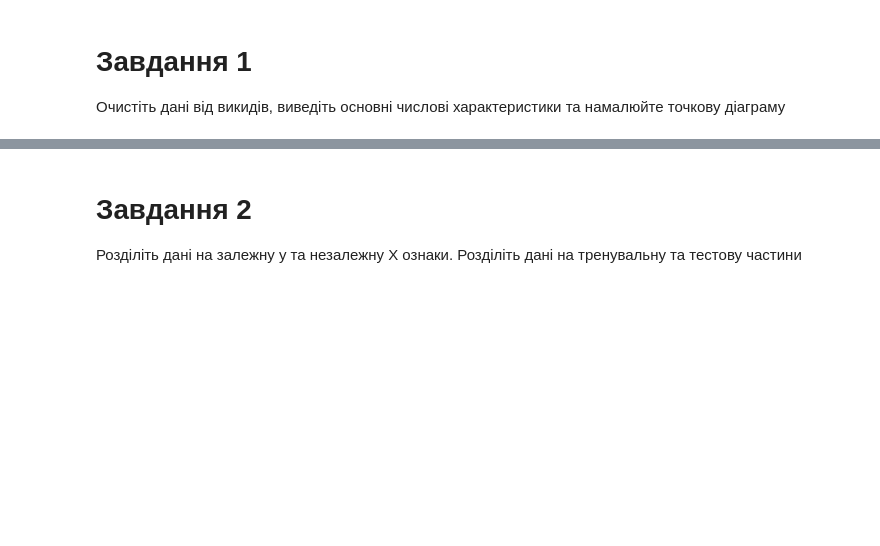
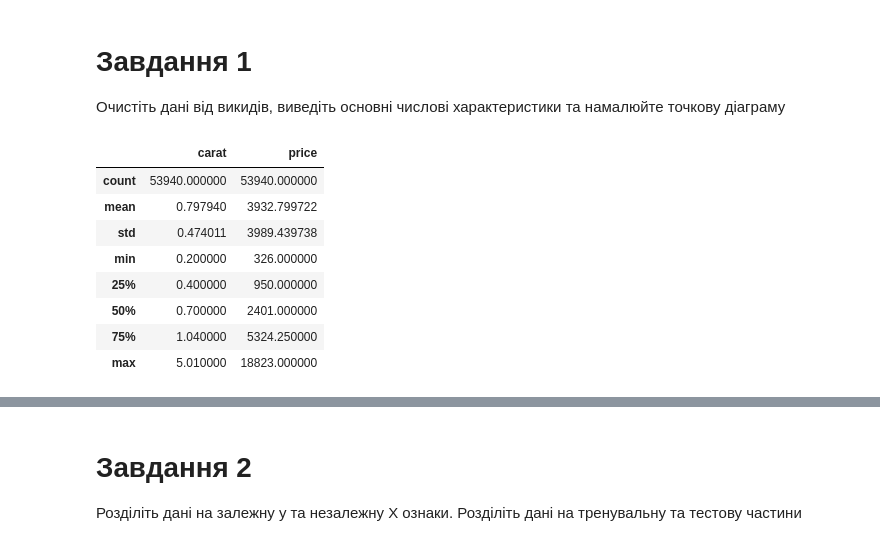
Before and after one commit to IrynaBarnych/AI6, a Jupyter notebook: module3/ДЗ_6.ipynb, the cells around one changed output, grey strips where cells are left out. Saved outputs shown, nothing was run; the diff lists cells and outputs as text; code cells hidden in the pictures; blank space fills up the shorter version.

```diff
--- a/module3/ДЗ_6.ipynb
+++ b/module3/ДЗ_6.ipynb
@@ -18,3 +18,15 @@ df.head()
 # %% [markdown]
 # Завдання 1
 Очистіть дані від викидів, виведіть основні числові характеристики та намалюйте точкову діаграму
+# %%
+df.describe()
+# %% [output]
+|  | carat | price |
+| count | 53940.000000 | 53940.000000 |
+| mean | 0.797940 | 3932.799722 |
+| std | 0.474011 | 3989.439738 |
+| min | 0.200000 | 326.000000 |
+| 25% | 0.400000 | 950.000000 |
+| 50% | 0.700000 | 2401.000000 |
+| 75% | 1.040000 | 5324.250000 |
+| max | 5.010000 | 18823.000000 |
```
Also changed, not shown: parts of 14 cells of this notebook.
